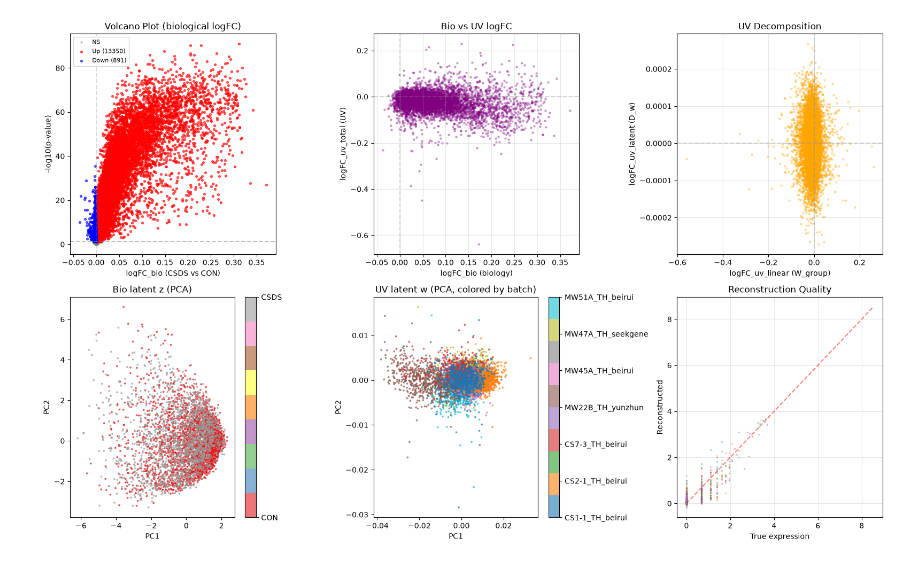
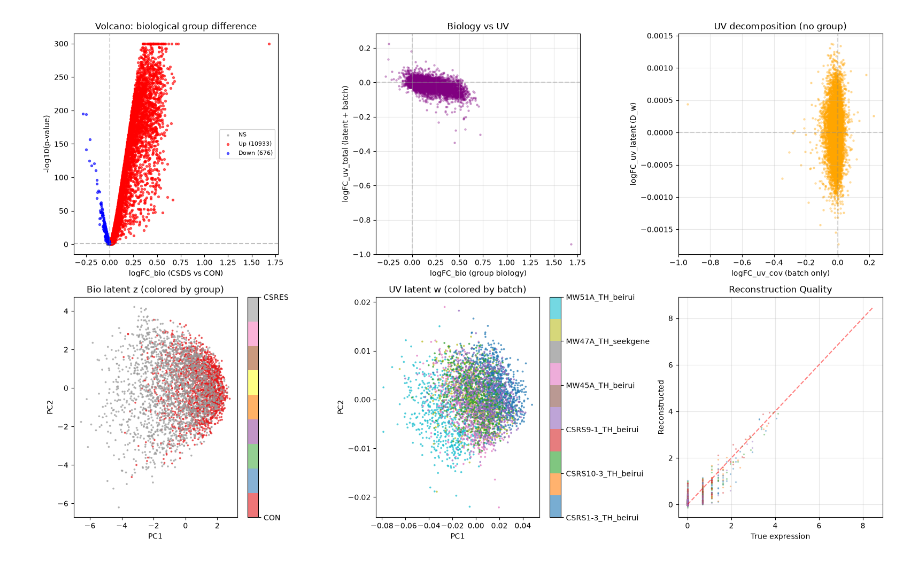
Before and after one commit to juychen/RUVDEG, a Jupyter notebook: testRUVVAE.ipynb, the cells around one changed output. Saved outputs shown, nothing was run; the diff lists cells and outputs as text; code cells hidden in the pictures.

Commit message:
RM GROUP FROM UV

```diff
--- a/testRUVVAE.ipynb
+++ b/testRUVVAE.ipynb
@@ -1,7 +1,7 @@
 # %%
 import scanpy as sc
 # %%
-adata = sc.read_h5ad("/data7/mark/STG/dataset/snRNA/merge_SCH_new/CSRES_4v3_500_1000gene/TH_downsampled_ratio.h5ad")
+adata = sc.read_h5ad("/data7/mark/STG/dataset/snRNA/merge_SCH_new/CSRES_4v3_500_1000gene/TH_downsampled.h5ad")
 # %%
 adata.obs["celltype.L2"].value_counts()
 # %% [output]
@@ -24,6 +24,8 @@ VSMC                          2
 Name: count, dtype: int64
 # %%
 adata_subset = adata[adata.obs["celltype.L2"].isin(["TH Tll1_Thsd7b Glut"])]
+#去掉名字包含MW22B的样本
+adata_subset = adata_subset[~adata_subset.obs["sample"].str.contains("MW22B")]
 # %%
 # 探索 subset 数据结构
 print(f"adata_subset shape: {adata_subset.shape}")
@@ -350,7 +362,7 @@ c_dict["batch"] = torch.FloatTensor(np.eye(len(batches_unique))[batch_idx]).to(d
 Y_t = torch.FloatTensor(Y_log).to(device)
 nc_mask_t = torch.BoolTensor(neg_control_mask).to(device)
 
-n_epochs = 100
+n_epochs = 200
 batch_size = 256
 n_cells = Y_t.shape[0]
 
@@ -589,92 +641,84 @@ deg_df
 # %%
-# ========== 6. 结果可视化 ==========
+# ========== 6. 结果可视化：明确区分 group biology 与 UV ==========
 fig, axes = plt.subplots(2, 3, figsize=(16, 10))
 
-# 6a. Volcano plot (使用 logFC_bio_posterior_mean)
+# 6a. Volcano plot：总 biological logFC（包含显式 group effect）
 ax = axes[0, 0]
 logFC = deg_df["logFC_bio"].values
-pval = deg_df["p_value_glm_delta"].values
+pval = deg_df["p_value_empirical_t"].values
 neg_log_p = -np.log10(pval + 1e-300)
-
 sig_up = (pval < 0.05) & (logFC > 0)
 sig_down = (pval < 0.05) & (logFC < 0)
-ax.scatter(logFC[~sig_up & ~sig_down], neg_log_p[~sig_up & ~sig_down],
-           c="gray", alpha=0.4, s=5, label="NS")
-ax.scatter(logFC[sig_up], neg_log_p[sig_up],
-           c="red", alpha=0.6, s=8, label=f"Up ({(sig_up).sum()})")
-ax.scatter(logFC[sig_down], neg_log_p[sig_down],
-           c="blue", alpha=0.6, s=8, label=f"Down ({(sig_down).sum()})")
+ax.scatter(logFC[~sig_up & ~sig_down], neg_log_p[~sig_up & ~sig_down], c="gray", alpha=0.4, s=5, label="NS")
+ax.scatter(logFC[sig_up], neg_log_p[sig_up], c="red", alpha=0.6, s=8, label=f"Up ({sig_up.sum()})")
+ax.scatter(logFC[sig_down], neg_log_p[sig_down], c="blue", alpha=0.6, s=8, label=f"Down ({sig_down.sum()})")
 ax.axhline(-np.log10(0.05), c="gray", ls="--", alpha=0.5)
 ax.axvline(0, c="gray", ls="--", alpha=0.3)
 ax.set_xlabel("logFC_bio (CSDS vs CON)"); ax.set_ylabel("-log10(p-value)")
-ax.set_title("Volcano Plot (biological logFC)"); ax.legend(fontsize=8)
+ax.set_title("Volcano: biological group difference"); ax.legend(fontsize=8)
 
-# 6b. UV vs Bio logFC 比较
+# 6b. Biological effect vs total UV
 ax = axes[0, 1]
-ax.scatter(deg_df["logFC_bio"], deg_df["logFC_uv_total"],
-           alpha=0.3, s=5, c="purple")
-ax.set_xlabel("logFC_bio (biology)"); ax.set_ylabel("logFC_uv_total (UV)")
-ax.set_title("Bio vs UV logFC"); ax.grid(True, alpha=0.3)
-ax.axhline(0, c="gray", ls="--", alpha=0.3)
-ax.axvline(0, c="gray", ls="--", alpha=0.3)
+ax.scatter(deg_df["logFC_bio"], deg_df["logFC_uv_total"], alpha=0.3, s=5, c="purple")
+ax.set_xlabel("logFC_bio (group biology)"); ax.set_ylabel("logFC_uv_total (latent + batch)")
+ax.set_title("Biology vs UV"); ax.grid(True, alpha=0.3)
+ax.axhline(0, c="gray", ls="--", alpha=0.3); ax.axvline(0, c="gray", ls="--", alpha=0.3)
 
-# 6c. UV 分解: UV_linear vs UV_latent
+# 6c. UV 分解：只显示 batch covariate 与 latent UV，不再把 W_group 画成 UV
 ax = axes[0, 2]
-ax.scatter(deg_df["logFC_uv_linear"], deg_df["logFC_uv_latent"],
-           alpha=0.3, s=5, c="orange")
-ax.set_xlabel("logFC_uv_linear (W_group)"); ax.set_ylabel("logFC_uv_latent (D_w)")
-ax.set_title("UV Decomposition"); ax.grid(True, alpha=0.3)
-ax.axhline(0, c="gray", ls="--", alpha=0.3)
-ax.axvline(0, c="gray", ls="--", alpha=0.3)
+ax.scatter(deg_df["logFC_uv_cov"], deg_df["logFC_uv_latent"], alpha=0.3, s=5, c="orange")
+ax.set_xlabel("logFC_uv_cov (batch only)"); ax.set_ylabel("logFC_uv_latent (D_w)")
+ax.set_title("UV decomposition (no group)"); ax.grid(True, alpha=0.3)
+ax.axhline(0, c="gray", ls="--", alpha=0.3); ax.axvline(0, c="gray", ls="--", alpha=0.3)
 
-# 6d. 生物学潜变量 z 的 PCA
-ax = axes[1, 0]
-z_mu = extra["z_mu"]
-z_mu = np.nan_to_num(z_mu, nan=0.0)
+# 6d. 生物学潜变量 z 的 PCA（按 group 着色）
+z_mu = np.nan_to_num(extra["z_mu"], nan=0.0)
 from sklearn.decomposition import PCA
 z_pca = PCA(n_components=2).fit_transform(z_mu)
-scatter = ax.scatter(z_pca[:, 0], z_pca[:, 1], c=[groups_unique.index(g) for g in group_labels],
-                     cmap="Set1", s=3, alpha=0.6)
-ax.set_title("Bio latent z (PCA)"); ax.set_xlabel("PC1"); ax.set_ylabel("PC2")
-cbar = plt.colorbar(scatter, ax=ax, ticks=[0, 1])
+scatter = ax = axes[1, 0].scatter(
+    z_pca[:, 0], z_pca[:, 1],
+    c=[groups_unique.index(g) for g in group_labels],
+    cmap="Set1", s=3, alpha=0.6,
+)
+axes[1, 0].set_title("Bio latent z (colored by group)")
+axes[1, 0].set_xlabel("PC1"); axes[1, 0].set_ylabel("PC2")
+cbar = plt.colorbar(scatter, ax=axes[1, 0], ticks=range(len(groups_unique)))
 cbar.set_ticklabels(groups_unique)
 
-# 6e. UV 潜变量 w 的 PCA
-ax = axes[1, 1]
-w_mu = extra["w_mu"]
-w_mu = np.nan_to_num(w_mu, nan=0.0)
+# 6e. UV 潜变量 w 的 PCA（按 batch 着色）
+w_mu = np.nan_to_num(extra["w_mu"], nan=0.0)
 w_pca = PCA(n_components=2).fit_transform(w_mu)
-scatter = ax.scatter(w_pca[:, 0], w_pca[:, 1], c=[batches_unique.index(b) for b in batch_labels],
-                     cmap="tab10", s=3, alpha=0.6)
-ax.set_title("UV latent w (PCA, colored by batch)"); ax.set_xlabel("PC1"); ax.set_ylabel("PC2")
-cbar = plt.colorbar(scatter, ax=ax, ticks=range(len(batches_unique)))
+scatter = axes[1, 1].scatter(
+    w_pca[:, 0], w_pca[:, 1],
+    c=[batches_unique.index(b) for b in batch_labels],
+    cmap="tab10", s=3, alpha=0.6,
+)
+axes[1, 1].set_title("UV latent w (colored by batch)")
+axes[1, 1].set_xlabel("PC1"); axes[1, 1].set_ylabel("PC2")
+cbar = plt.colorbar(scatter, ax=axes[1, 1], ticks=range(len(batches_unique)))
 cbar.set_ticklabels(batches_unique)
 
 # 6f. 重建质量
 ax = axes[1, 2]
 model_cpu.eval()
 with torch.no_grad():
-    c_dict_cpu = {}
-    group_idx = np.array([groups_unique.index(g) for g in group_labels])
-    c_dict_cpu["group"] = torch.FloatTensor(np.eye(len(groups_unique))[group_idx])
-    batch_idx = np.array([batches_unique.index(b) for b in batch_labels])
-    c_dict_cpu["batch"] = torch.FloatTensor(np.eye(len(batches_unique))[batch_idx])
+    c_dict_cpu = {
+        "group": torch.FloatTensor(np.eye(len(groups_unique))[group_idx]),
+        "batch": torch.FloatTensor(np.eye(len(batches_unique))[batch_idx]),
+    }
     out = model_cpu(torch.FloatTensor(Y_log), c_dict_cpu, torch.BoolTensor(neg_control_mask))
     y_recon = out["y_recon"].numpy()
-
-# 随机选 200 个细胞画散点图
-n_sample = min(200, Y_log.shape[0])
-idx_plot = np.random.choice(Y_log.shape[0], n_sample, replace=False)
+idx_plot = np.random.choice(Y_log.shape[0], min(200, Y_log.shape[0]), replace=False)
 for i in idx_plot[:5]:
     ax.scatter(Y_log[i, :200], y_recon[i, :200], s=2, alpha=0.3)
 ax.plot([0, Y_log.max()], [0, Y_log.max()], "r--", alpha=0.5)
 ax.set_xlabel("True expression"); ax.set_ylabel("Reconstructed")
 ax.set_title("Reconstruction Quality"); ax.grid(True, alpha=0.3)
 
 plt.tight_layout()
 plt.show()
 # %% [output]
-[figure, old version]
+[figure, new version]
 # %%
 def compute_metrics(y_t, y_p):
     """向量化 R² + Pearson r（按基因 / 按样本 / 整体），无 for 循环"""
```
Also changed, not shown: parts of 12 cells of this notebook, 1 other file.
